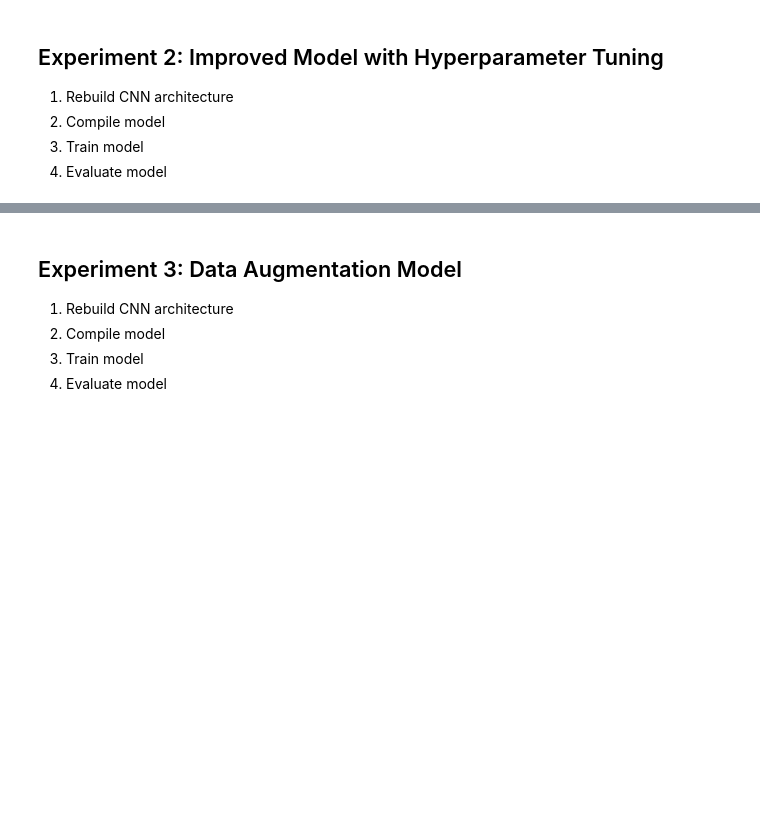
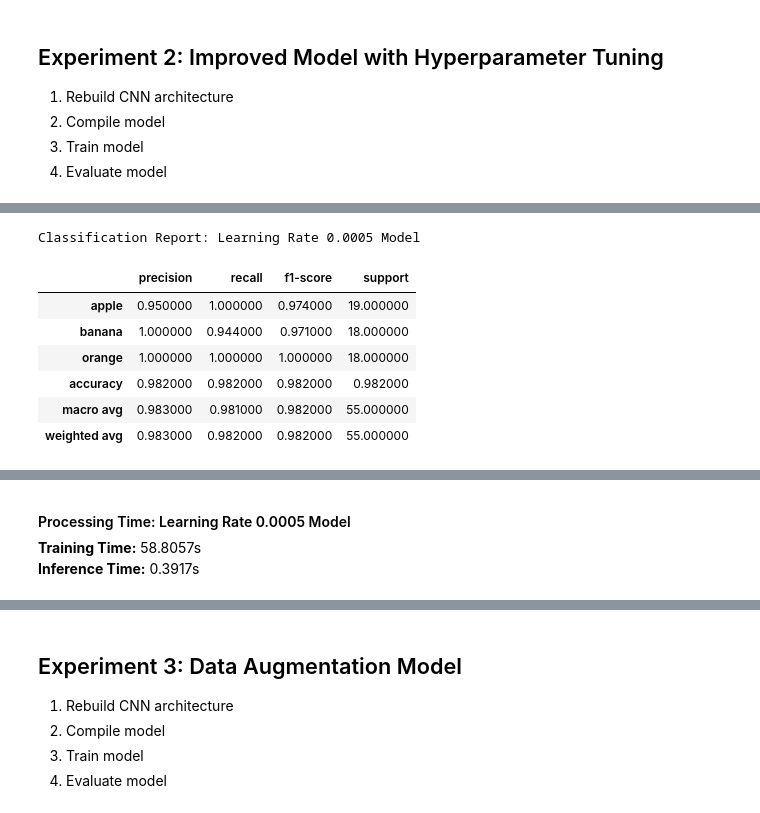
Before and after one commit to kwokhue80/ml_ca, a Jupyter notebook: src/g3_cnn_fruit_classifier_v0.9.ipynb, the cells around one changed output, grey strips where cells are left out. Saved outputs shown, nothing was run; the diff lists cells and outputs as text; code cells hidden in the pictures; blank space fills up the shorter version.

```diff
--- a/src/g3_cnn_fruit_classifier_v0.9.ipynb
+++ b/src/g3_cnn_fruit_classifier_v0.9.ipynb
@@ -979,0 +1231,12 @@ Inference Time: 1.7362s
+# %%
+# ====================================================================== #
+# 15. Compile and Train Model with Learning Rate at 0.0005, Epochs = 30
+# ====================================================================== #
+
+LR_model_0005 = build_model(0.0, False)
+compile_model(LR_model_0005, 0.0005)
+
+# Model summary
+LR_model_0005.summary()
+
+LR_history_0005 = train_model('LR_0005', LR_model_0005, 30)
@@ -979,0 +1284,32 @@ Inference Time: 1.7362s
+# %%
+# =============================================================== #
+# 16. Evaluate Model with Learning Rate at 0.0005, Epochs = 30
+# =============================================================== #
+
+# Get predictions for model
+y_true, y_pred, = get_predictions("LR_0005", LR_model_0005)
+
+# Build evaluation result
+LR_result_0005 = build_result(
+    "Learning Rate 0.0005 Model",
+    LR_history_0005,
+    y_true,
+    y_pred,
+)
+
+# Generate and render Accuracy and Loss Report
+test_loss, test_accuracy = LR_model_0005.evaluate(test_loader, verbose = 0)
+LR_accuracy_loss_report_0005 = render_accuracy_loss_report_epoch30("Learning Rate 0.0005 Model", LR_history_0005, test_loss, test_accuracy)
+
+# Generate and render Classification Report from result
+LR_class_report_0005 = render_classification_report(LR_result_0005)
+
+# Generate and render Confusion Matrix
+LR_confusion_matrix_0005 = render_confusion_matrix(LR_result_0005)
+
+# Render processing time
+LR_processing_time_0005 = render_processing_time(LR_result_0005, processing_times['lr_0005_training_time'], processing_times['lr_0005_inference_time'])
+
+# Display evaluation results
+display_evaluation_results(LR_accuracy_loss_report_0005, LR_class_report_0005, LR_confusion_matrix_0005, LR_processing_time_0005)
+# %% [output]
@@ -979,0 +1317,8 @@ Inference Time: 1.7362s
+Classification Report: Learning Rate 0.0005 Model
+|  | precision | recall | f1-score | support |
+| apple | 0.950000 | 1.000000 | 0.974000 | 19.000000 |
+| banana | 1.000000 | 0.944000 | 0.971000 | 18.000000 |
+| orange | 1.000000 | 1.000000 | 1.000000 | 18.000000 |
+| accuracy | 0.982000 | 0.982000 | 0.982000 | 0.982000 |
+| macro avg | 0.983000 | 0.981000 | 0.982000 | 55.000000 |
+| weighted avg | 0.983000 | 0.982000 | 0.982000 | 55.000000 |
@@ -979,0 +1326,3 @@ Inference Time: 1.7362s
+Processing Time: Learning Rate 0.0005 Model
+Training Time: 58.8057s
+Inference Time: 0.3917s
```
Also changed, not shown: parts of 16 cells of this notebook, 13 other files.
